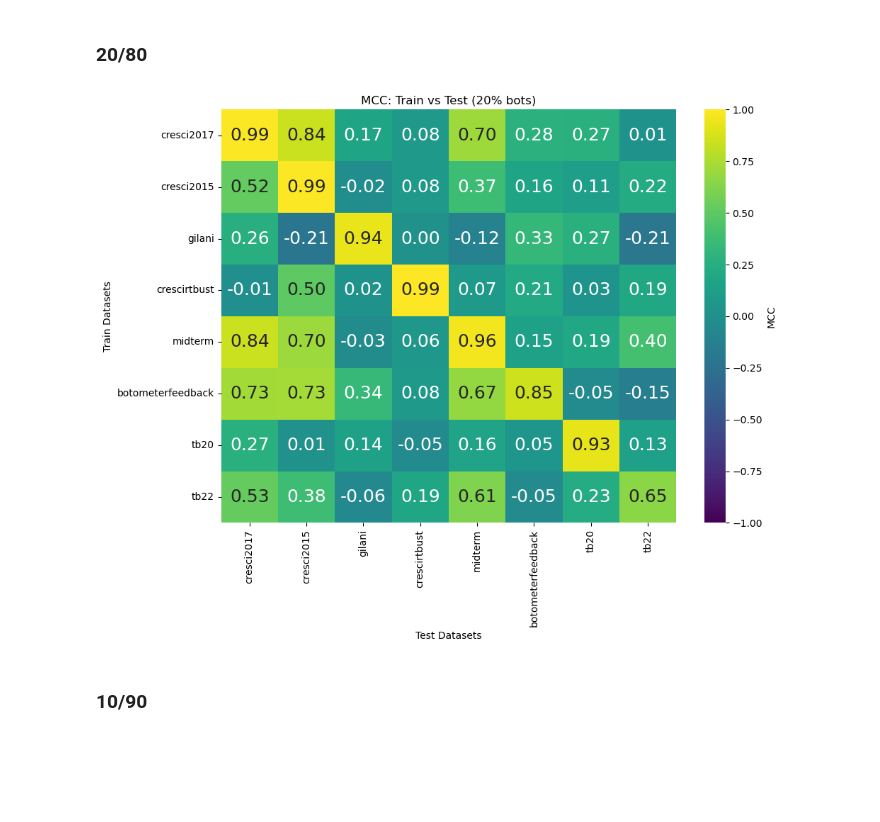
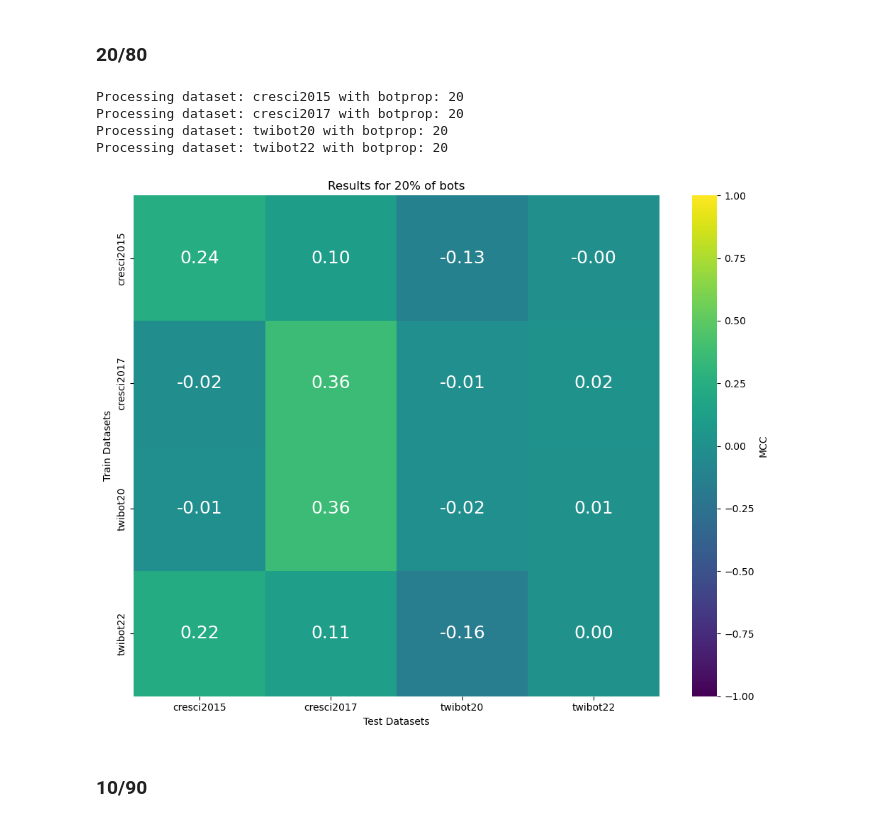
Before and after one commit to renbot-hub/twibench, a Jupyter notebook: Cresci.ipynb, the cells around one changed output. Cells and saved outputs as stored; diff of their text form; code cells hidden in the pictures; blank space fills up the shorter version.

```diff
--- a/Cresci.ipynb
+++ b/Cresci.ipynb
@@ -335,0 +527,15 @@ def print_avg_std(reports):
+# %%
+for file, dataset in zip(files, datasets):
+    for botprop, botpropname in zip(botprops, botpromname):
+        print("Processing dataset: " + dataset + " with botprop: " + botpropname)
+        df_train = pd.read_csv(sample_path + dataset + "/" + dataset + "_train_" + botpropname + ".csv", sep=",")
+        df_test = pd.read_csv(sample_path + dataset + "/" + dataset + "_test_" + botpropname + ".csv", sep=",")
+        df_lcs_train = pd.read_csv(LCS_path + dataset + "/" + dataset + "_train_" + botpropname + ".csv", sep=",")
+        df_lcs_test = pd.read_csv(LCS_path + dataset + "/" + dataset + "_test_" + botpropname + ".csv", sep=",")
+
+        longest_lcs(df_train,df_lcs_train)
+        longest_lcs(df_test,df_lcs_test)
+
+        # write the train and test to files
+        df_train.to_csv(sample_path + dataset + "/" + dataset + "_train_" + botpropname + ".csv", index=False)
+        df_test.to_csv(sample_path + dataset + "/" + dataset + "_test_" + botpropname + ".csv", index=False)
@@ -450,0 +620,5 @@ AUC: 0.8160
+# %%
+files = ["cresci2015_DNA.csv", "cresci2017_DNA.csv", "twibot20_DNA.csv", "twibot22_DNA.csv"]
+datasets = ["cresci2015", "cresci2017", "twibot20", "twibot22"]
+botprops = [1/1, 1/4, 1/9, 1/19, 1/99, 0]
+botpromname = ["50", "20", "10", "5", "1", "nobalance"]
@@ -519,20 +873,23 @@ For each dataset, a model is trained on it, and tested on the rest
 # %% [markdown]
 ### Layout
 # %%
-def train_test_on_all(bot_prop, filename, legend, balancing=True):
+def train_test_on_all(bot_prop, filename, legend):
 
     # TRAIN ON ALL, TEST ON ALL
 
-    df_results = pd.DataFrame(index=df_names, columns=df_names)
+    df_results = pd.DataFrame(index=datasets, columns=datasets)
 
-    for train_df, train_name in zip(df_list, df_names):
-        X_train, _, y_train, _ = split(train_df, bot_prop, balancing=True, notest=True)
-        model = train(X_train, y_train, False)
+    for file, dataset in zip(files, datasets):
+        print("Processing dataset: " + dataset + " with botprop: " + botpromname[bot_prop])
+        df_train = pd.read_csv(sample_path + dataset + "/" + dataset + "_train_" + botpromname[bot_prop] + ".csv", sep=",")
+        best_k = train(df_train, 100)
 
-        for test_df, test_name in zip(df_list, df_names):
-            X_test, _, y_test, _ = split(test_df, bot_prop, balancing=True, notest=True)
-            report = evaluate(model, X_test, y_test)
-            df_results.loc[train_name, test_name] = report.mcc
+        for file, dataset_test in zip(files, datasets):
+            df_test = pd.read_csv(sample_path + dataset_test + "/" + dataset_test + "_test_" + botpromname[bot_prop] + ".csv", sep=",")
+            df_lcs_test = pd.read_csv(LCS_path + dataset_test + "/" + dataset_test + "_test_" + botpromname[bot_prop] + ".csv", sep=",")
+            report = test(df_test, best_k)
+            df_results.at[dataset, dataset_test] = report.mcc
+
 
     # to normalize MCC, we add 1 first to avoid negative values
     #df_results_normalized = df_results.add(1)
@@ -553,8 +910,6 @@ def train_test_on_all(bot_prop, filename, legend, balancing=True):
 
 
     # SAVE TO CSV
-
-    df_results.to_csv(f'./results/beskow/{filename}.csv', index=True)
 # %% [markdown]
 ### Balanced (50/50)
 # %%
@@ -564,9 +923,13 @@ train_test_on_all(1, 'train_test_50', "MCC: Train vs Test (50% bots)", True)
 # %% [markdown]
 ### 20/80
 # %%
-train_test_on_all(1/4, 'train_test_20', "MCC: Train vs Test (20% bots)", True)
+train_test_on_all(1, "results_20.csv", "Results for 20% of bots")
 # %% [output]
+Processing dataset: cresci2015 with botprop: 20
+Processing dataset: cresci2017 with botprop: 20
+Processing dataset: twibot20 with botprop: 20
+Processing dataset: twibot22 with botprop: 20
-[figure, old version]
+[figure, new version]
 # %% [markdown]
 ### 10/90
 # %%
```
Also changed, not shown: parts of 74 cells of this notebook, 24 other files.
